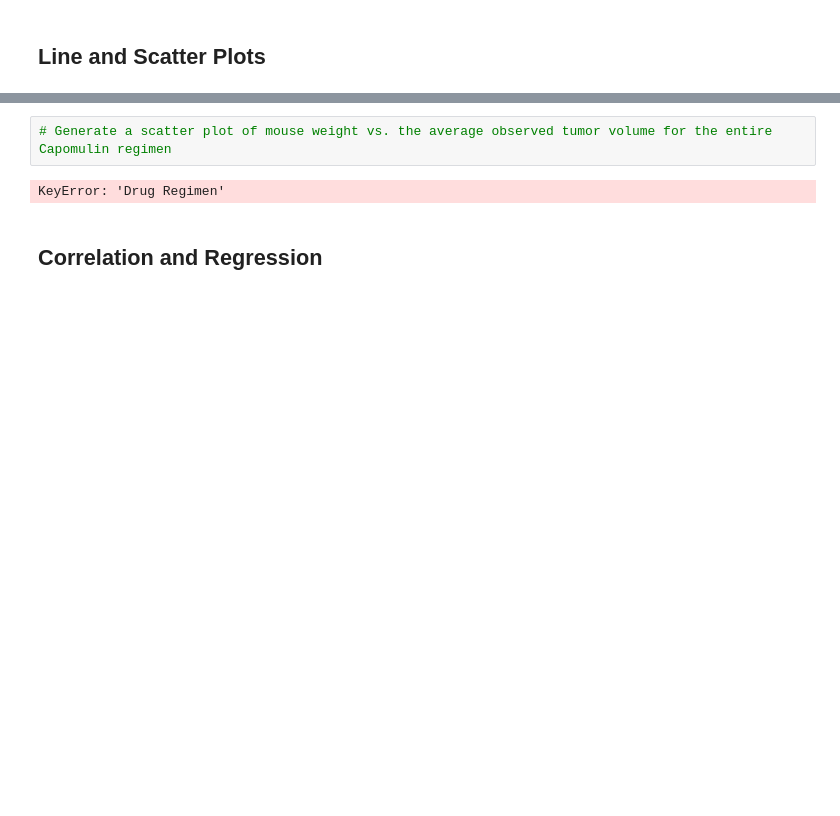
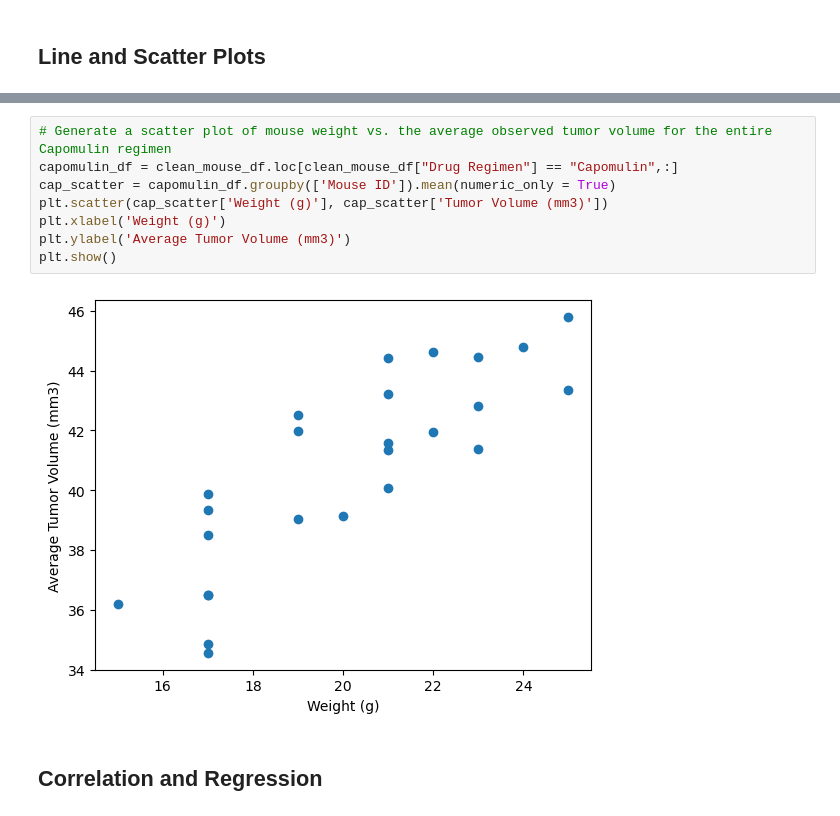
Before and after one commit to Sikebro/DataVisualization-Repo, a Jupyter notebook: pymaceuticals_starter.ipynb, the cells around one changed output, grey strips where cells are left out. Cells and saved outputs as stored; diff of their text form; blank space fills up the shorter version.

```diff
--- a/pymaceuticals_starter.ipynb
+++ b/pymaceuticals_starter.ipynb
@@ -271,7 +269,13 @@ plt.show()
 # %%
 # Generate a scatter plot of mouse weight vs. the average observed tumor volume for the entire Capomulin regimen
+capomulin_df = clean_mouse_df.loc[clean_mouse_df["Drug Regimen"] == "Capomulin",:]
+cap_scatter = capomulin_df.groupby(['Mouse ID']).mean(numeric_only = True)
+plt.scatter(cap_scatter['Weight (g)'], cap_scatter['Tumor Volume (mm3)'])
+plt.xlabel('Weight (g)')
+plt.ylabel('Average Tumor Volume (mm3)')
+plt.show()
 # %% [output]
-KeyError: 'Drug Regimen'
+[figure, added]
 # %% [markdown]
 ## Correlation and Regression
 # %%
```
Also changed, not shown: parts of 3 cells of this notebook.
